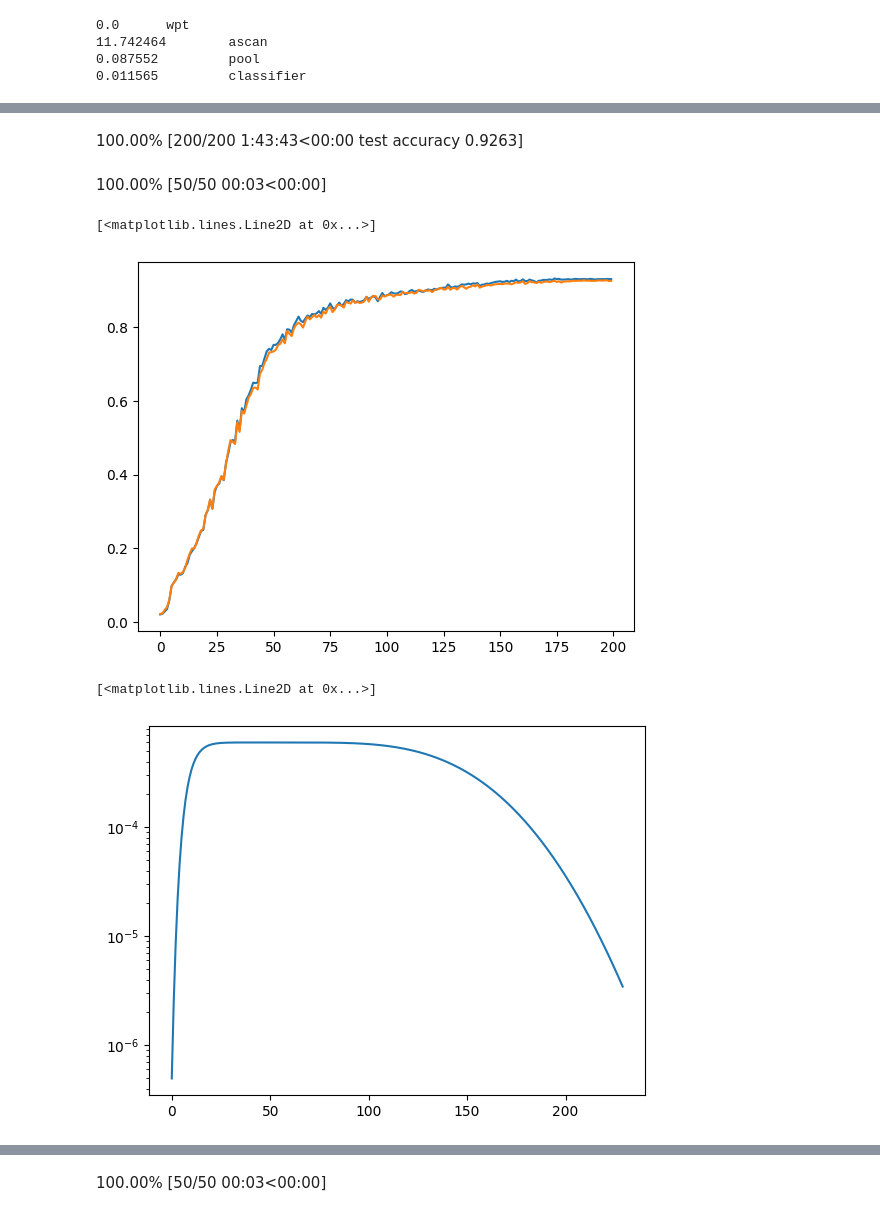
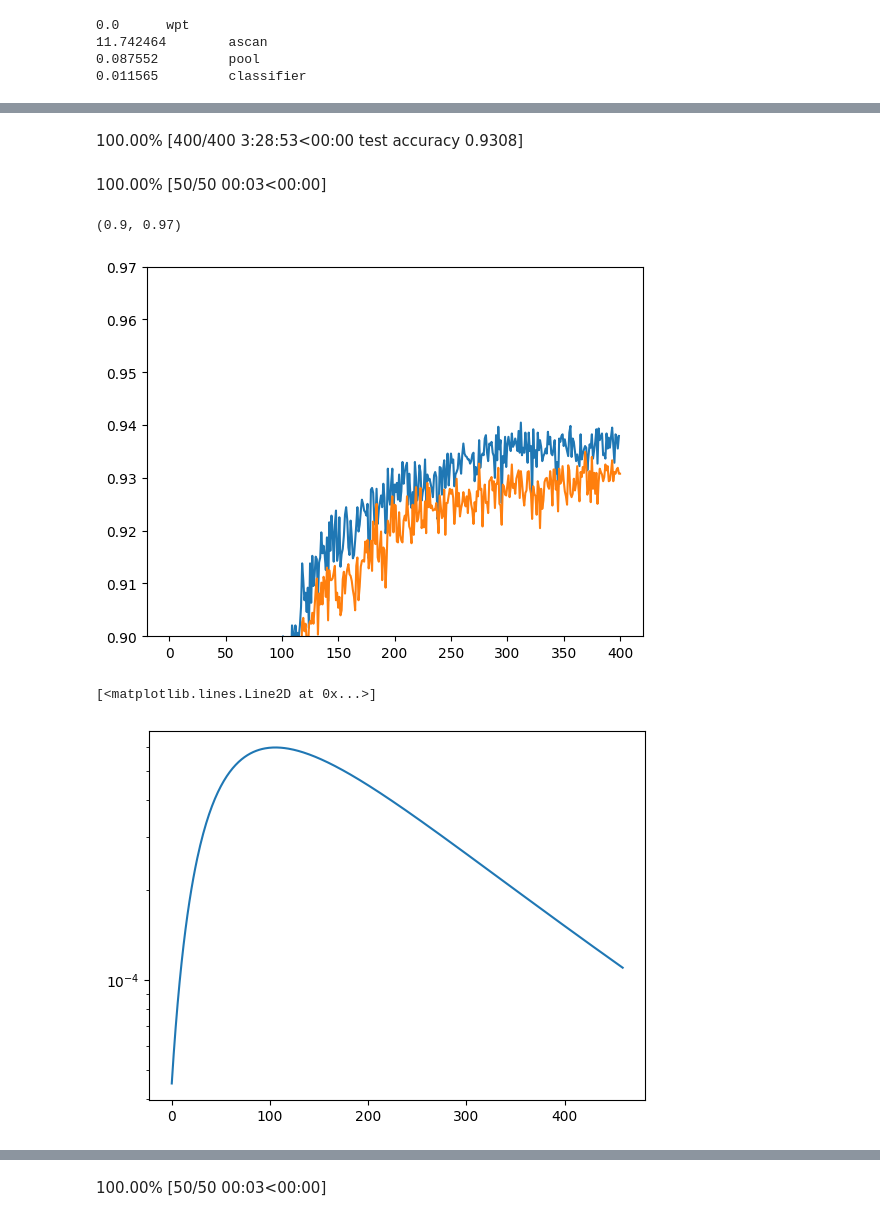
Before and after one commit to danjacobellis/tft, a Jupyter notebook: train/resisc45.ipynb, the cells around one changed output, grey strips where cells are left out. Drawn from its saved outputs; the diff is of its cells as text; code cells hidden in the pictures.

```diff
--- a/train/resisc45.ipynb
+++ b/train/resisc45.ipynb
@@ -40,15 +40,15 @@ config.grad_accum_steps = 1
 config.max_lr = (config.batch_size/128)*6e-4
 config.min_lr = config.max_lr/100
 config.plot_update = 128
-config.epochs = 200
-config.lr_scale = 50
-config.lr_offset = 0.25
-config.lr_pow = 6
+config.epochs = 400
+config.lr_scale = 100
+config.lr_offset = 0.2
+config.lr_pow = 2
 config.weight_decay = 0.
 config.num_workers = 12
 config.image_size = 272
 config.crop_size = 256
-config.target_acc = 0.97
+config.target_acc = 0.95
 config.N_median = 15
 
 # model config
@@ -263,19 +263,20 @@ for i_epoch in mb:
 display(HTML(mb.main_bar.progress))
 display(HTML(mb.child.progress))
 # %% [output]
-100.00% [200/200 1:43:43<00:00 test accuracy 0.9263]
+100.00% [400/400 3:28:53<00:00 test accuracy 0.9308]
 100.00% [50/50 00:03<00:00]
 # %%
 plt.plot(valid_acc)
 plt.plot(test_acc)
+plt.ylim([0.9,0.97])
 # %% [output]
-[<matplotlib.lines.Line2D at 0x...>]
+(0.9, 0.97)
-[figure, old version]
+[figure, new version]
 # %%
 plt.semilogy(learning_rates)
 # %% [output]
 [<matplotlib.lines.Line2D at 0x...>]
-[figure, old version]
+[figure, new version]
 # %%
 plt.semilogy(smoothed_y)
 plt.ylim([0,2])
```
Also changed, not shown: parts of 4 cells of this notebook.
